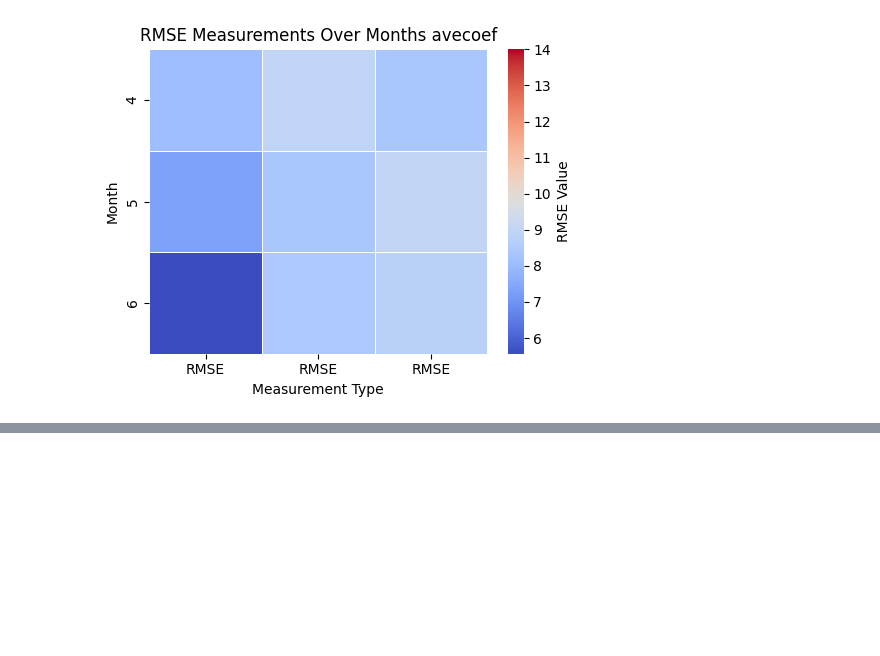
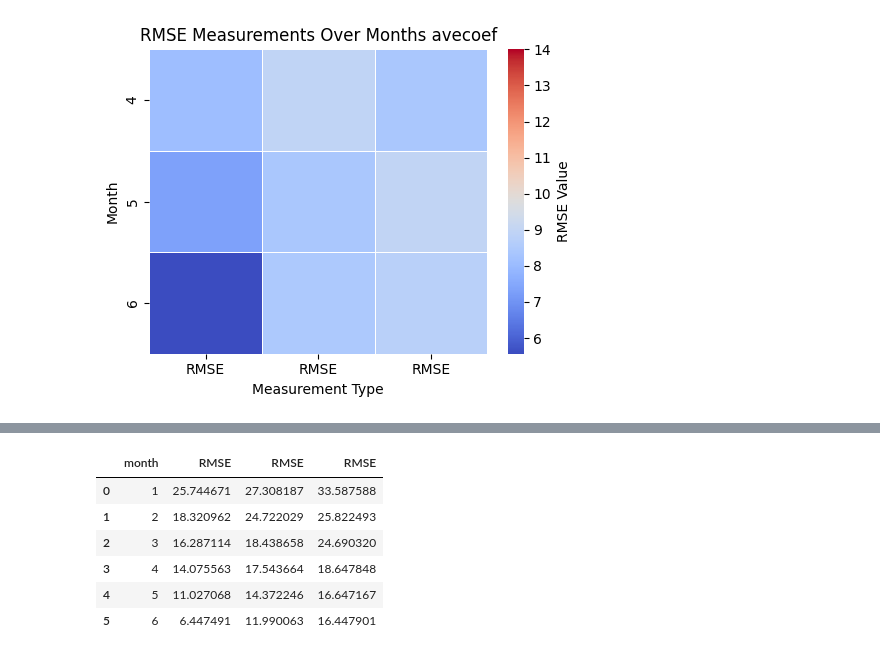
Before and after one commit to Yassmine2020/Precipitations_bias_correction, a Jupyter notebook: heatmap_generation.ipynb, the cells around one changed output, grey strips where cells are left out. Cells and saved outputs as stored; diff of their text form; code cells hidden in the pictures; blank space fills up the shorter version.

```diff
--- a/heatmap_generation.ipynb
+++ b/heatmap_generation.ipynb
@@ -94,0 +101,6 @@ plt.show()
+# %%
+import pandas as pd
+
+dec_rmse_ml = pd.read_csv('../Precipitations_bias_correction/DATASET/for_heatmap/dec_rmse_ml.csv')
+nov_rmse_ml = pd.read_csv('../Precipitations_bias_correction/DATASET/for_heatmap/nov_rmse_ml.csv')
+oct_rmse_ml = pd.read_csv('../Precipitations_bias_correction/DATASET/for_heatmap/oct_rmse_ml.csv')
@@ -94,0 +173,10 @@ plt.show()
+# %%
+merged_ml_df
+# %% [output]
+|  | month | RMSE | RMSE | RMSE |
+| 0 | 1 | 25.744671 | 27.308187 | 33.587588 |
+| 1 | 2 | 18.320962 | 24.722029 | 25.822493 |
+| 2 | 3 | 16.287114 | 18.438658 | 24.690320 |
+| 3 | 4 | 14.075563 | 17.543664 | 18.647848 |
+| 4 | 5 | 11.027068 | 14.372246 | 16.647167 |
+| 5 | 6 | 6.447491 | 11.990063 | 16.447901 |
```
Also changed, not shown: parts of 12 cells of this notebook, 7 other files.
